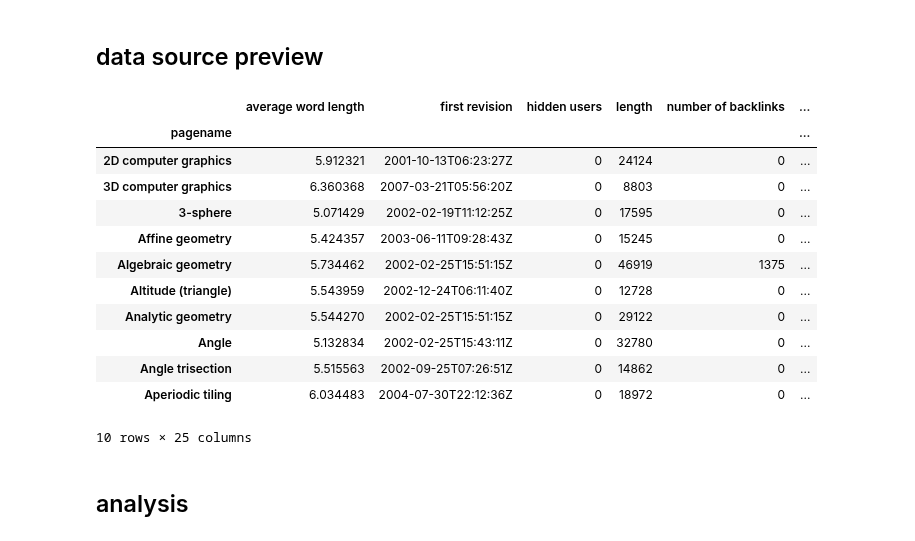
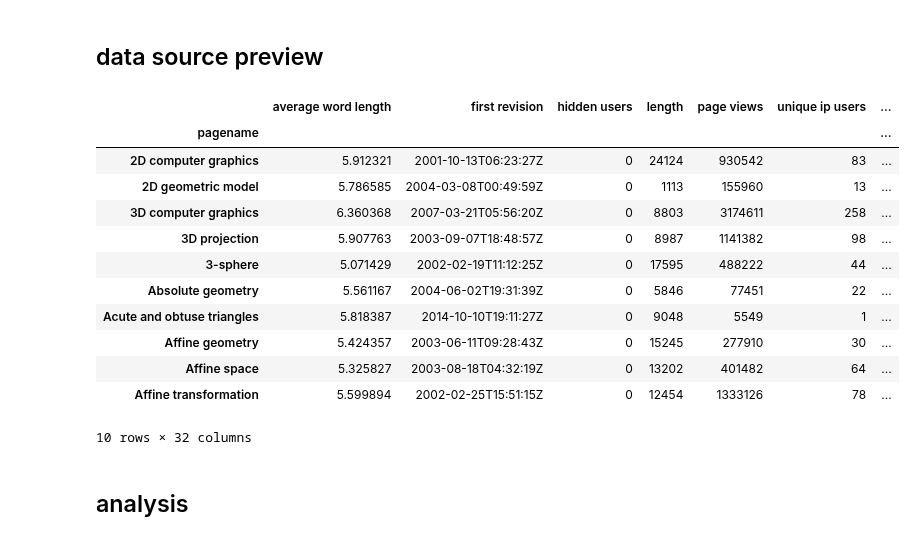
Before and after one commit to WeKeyPedia/notebooks, a Jupyter notebook: geometry/multivariate analysis.ipynb, the cells around one changed output. Cells and saved outputs as stored; diff of their text form; code cells hidden in the pictures.

```diff
--- a/geometry/multivariate analysis.ipynb
+++ b/geometry/multivariate analysis.ipynb
@@ -28,34 +8,23 @@ sns.set(style="whitegrid")
 # %% [markdown]
 ## data source preview
-# %%
-# for n in network["nodes"]:
-#     titles.append(n["id"])
-
-table = pd.read_csv("data/wikipedia-geometry/final.csv", encoding="UTF-8")
-network_stats = pd.read_csv("data/wikipedia-geometry/pages-linked-by-coeditors.stats.csv", encoding="UTF-8")
-
-#table.head(25) ## always this stupid utf-8 problem...
-
-table = table.set_index("pagename")
-network_stats = network_stats.set_index("pagename")
-table = table.join(network_stats)
-
-
-table.head(10)
-# %% [output]
-|  | average word length | first revision | hidden users | length | number of backlinks | ... |
-| pagename |  |  |  |  |  | ... |
-| 2D computer graphics | 5.912321 | 2001-10-13T06:23:27Z | 0 | 24124 | 0 | ... |
-| 3D computer graphics | 6.360368 | 2007-03-21T05:56:20Z | 0 | 8803 | 0 | ... |
-| 3-sphere | 5.071429 | 2002-02-19T11:12:25Z | 0 | 17595 | 0 | ... |
-| Affine geometry | 5.424357 | 2003-06-11T09:28:43Z | 0 | 15245 | 0 | ... |
-| Algebraic geometry | 5.734462 | 2002-02-25T15:51:15Z | 0 | 46919 | 1375 | ... |
-| Altitude (triangle) | 5.543959 | 2002-12-24T06:11:40Z | 0 | 12728 | 0 | ... |
-| Analytic geometry | 5.544270 | 2002-02-25T15:51:15Z | 0 | 29122 | 0 | ... |
-| Angle | 5.132834 | 2002-02-25T15:43:11Z | 0 | 32780 | 0 | ... |
-| Angle trisection | 5.515563 | 2002-09-25T07:26:51Z | 0 | 14862 | 0 | ... |
-| Aperiodic tiling | 6.034483 | 2004-07-30T22:12:36Z | 0 | 18972 | 0 | ... |
-10 rows × 25 columns
+# %%
+table = pd.read_csv("data/final.csv", encoding="UTF-8")
+table = table.set_index("pagename")
+table.head(10)
+# %% [output]
+|  | average word length | first revision | hidden users | length | page views | unique ip users | ... |
+| pagename |  |  |  |  |  |  | ... |
+| 2D computer graphics | 5.912321 | 2001-10-13T06:23:27Z | 0 | 24124 | 930542 | 83 | ... |
+| 2D geometric model | 5.786585 | 2004-03-08T00:49:59Z | 0 | 1113 | 155960 | 13 | ... |
+| 3D computer graphics | 6.360368 | 2007-03-21T05:56:20Z | 0 | 8803 | 3174611 | 258 | ... |
+| 3D projection | 5.907763 | 2003-09-07T18:48:57Z | 0 | 8987 | 1141382 | 98 | ... |
+| 3-sphere | 5.071429 | 2002-02-19T11:12:25Z | 0 | 17595 | 488222 | 44 | ... |
+| Absolute geometry | 5.561167 | 2004-06-02T19:31:39Z | 0 | 5846 | 77451 | 22 | ... |
+| Acute and obtuse triangles | 5.818387 | 2014-10-10T19:11:27Z | 0 | 9048 | 5549 | 1 | ... |
+| Affine geometry | 5.424357 | 2003-06-11T09:28:43Z | 0 | 15245 | 277910 | 30 | ... |
+| Affine space | 5.325827 | 2003-08-18T04:32:19Z | 0 | 13202 | 401482 | 64 | ... |
+| Affine transformation | 5.599894 | 2002-02-25T15:51:15Z | 0 | 12454 | 1333126 | 78 | ... |
+10 rows × 32 columns
 # %% [markdown]
 ## analysis
 # %% [markdown]
```
Also changed, not shown: parts of 22 cells of this notebook, 9 other files.
